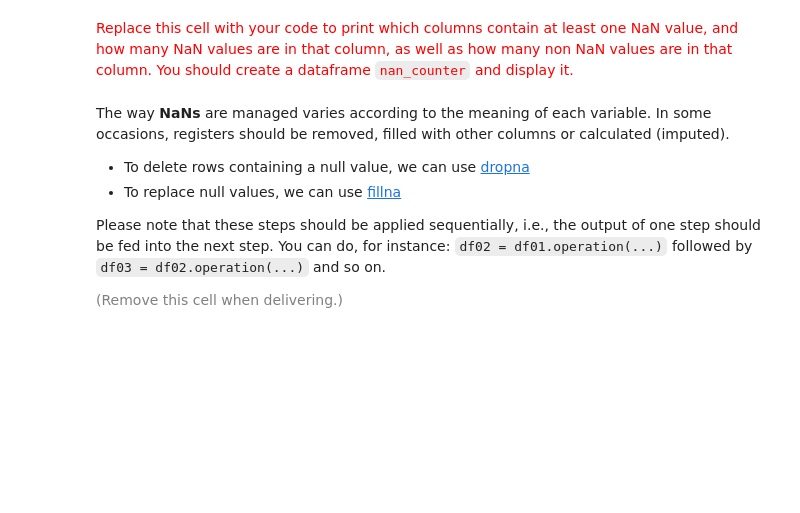
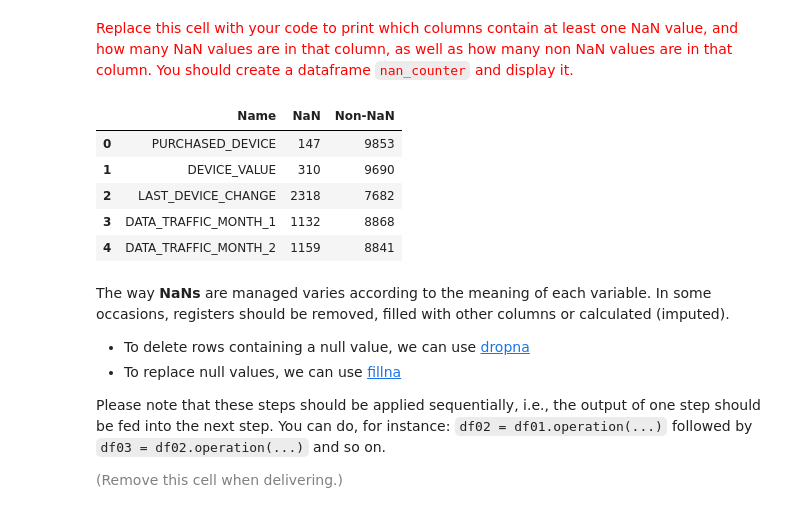
Before and after one commit to BernatQuintilla/data-mining-course, a Jupyter notebook: practicum/ps01_02/ps01_02_data_preparation.ipynb, the cells around one changed output. Drawn from its saved outputs; the diff is of its cells as text; code cells hidden in the pictures; blank space fills up the shorter version.

```diff
--- a/practicum/ps01_02/ps01_02_data_preparation.ipynb
+++ b/practicum/ps01_02/ps01_02_data_preparation.ipynb
@@ -191,3 +169,6 @@ The `describe` function can be used to describe a series. To invoke it simply do
 <font size="-1" color="gray">(Remove this cell when delivering.)</font>
 # %% [markdown]
 <font size="+1" color="red">Replace this cell with code to print each column name and then use the `describe` function to print statistics for that column. Include a blank line after each description.</font>
+# %%
+for column in input_dataset.columns:
+    print(column, ":\n" , input_dataset[column].describe(),"\n")
@@ -223,6 +270,24 @@ To find which columns contain NaN values, you can use the [isna()](https://panda
 <font size="-1" color="gray">(Remove this cell when delivering.)</font>
 # %% [markdown]
 <font size="+1" color="red">Replace this cell with your code to print which columns contain at least one NaN value, and how many NaN values are in that column, as well as how many non NaN values are in that column. You should create a dataframe `nan_counter` and display it.</font>
+# %%
+nan_counter = []
+
+for column in input_dataset.columns:
+    nan_count = input_dataset[column].isna().sum()
+    non_nan_count = input_dataset[column].count()
+    if nan_count > 0:
+        nan_counter.append([column,nan_count,non_nan_count])
+
+nan_counter = pd.DataFrame(nan_counter,columns=['Name','NaN','Non-NaN'])
+nan_counter.head()
+# %% [output]
+|  | Name | NaN | Non-NaN |
+| 0 | PURCHASED_DEVICE | 147 | 9853 |
+| 1 | DEVICE_VALUE | 310 | 9690 |
+| 2 | LAST_DEVICE_CHANGE | 2318 | 7682 |
+| 3 | DATA_TRAFFIC_MONTH_1 | 1132 | 8868 |
+| 4 | DATA_TRAFFIC_MONTH_2 | 1159 | 8841 |
 # %% [markdown]
 The way **NaNs** are managed varies according to the meaning of each variable. In some occasions, registers should be removed, filled with other columns or calculated (imputed).
 
```
Also changed, not shown: parts of 9 cells of this notebook.
